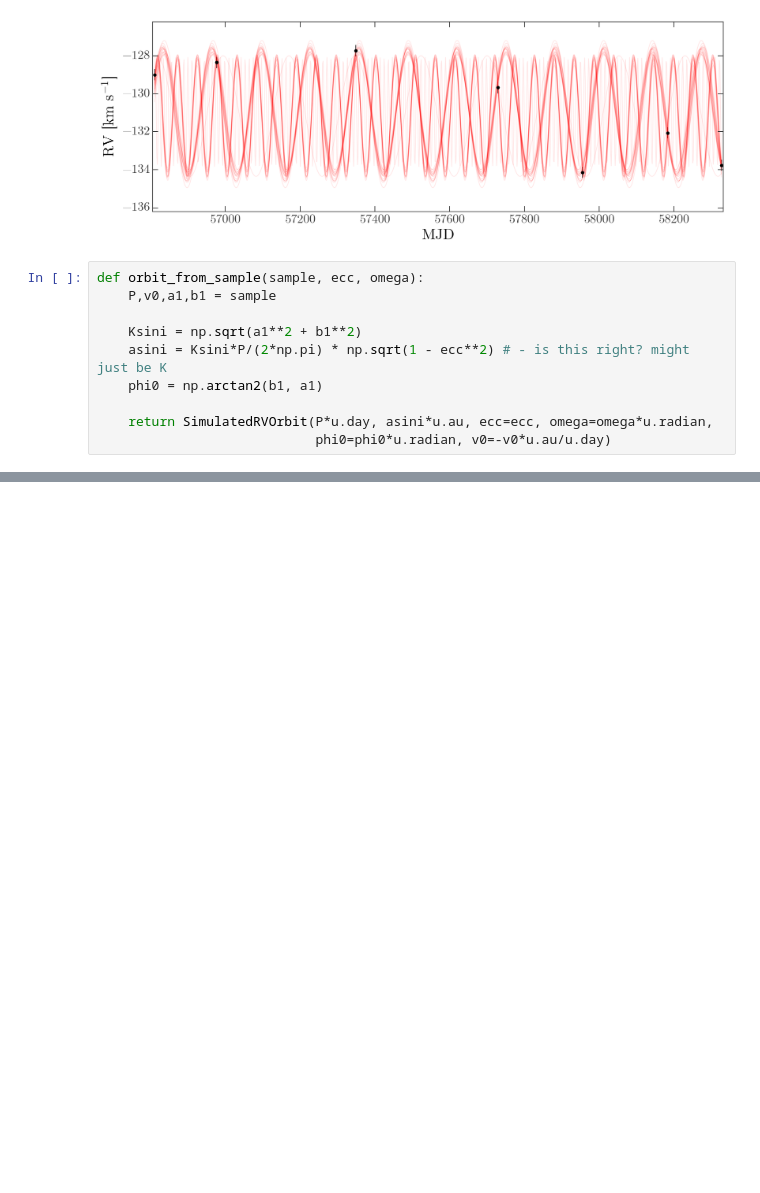
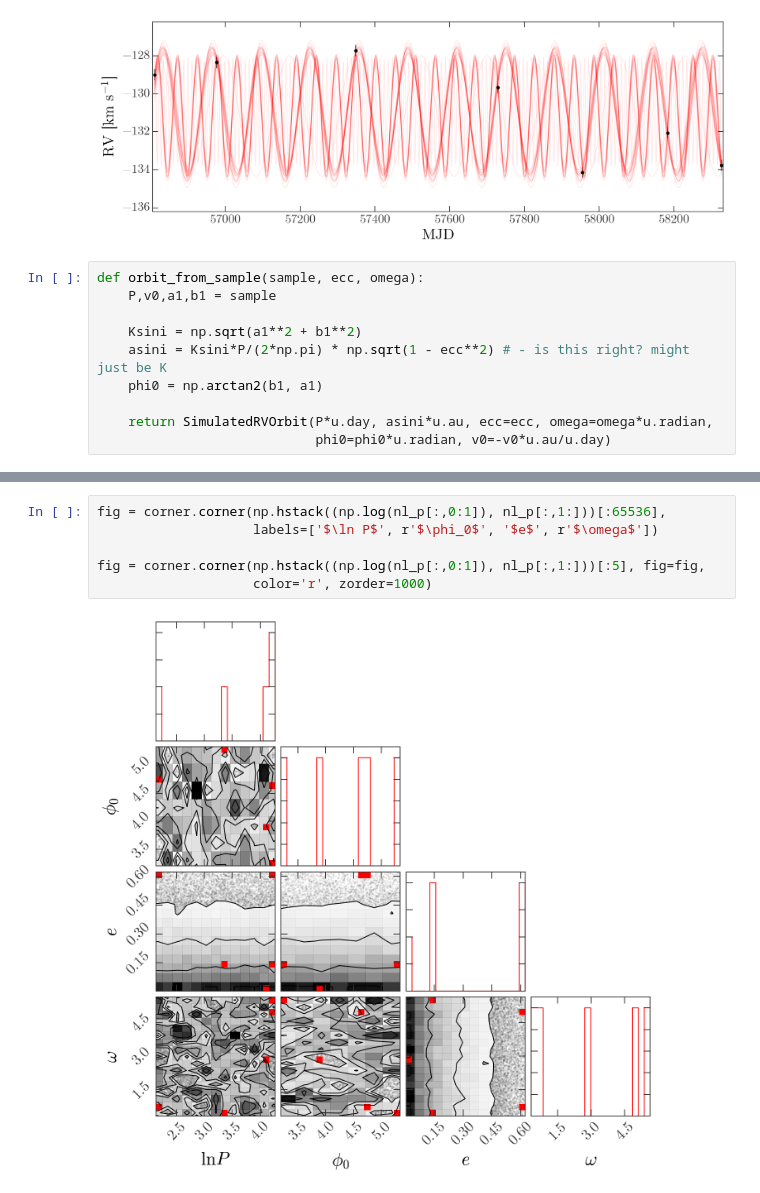
Before and after one commit to adrn/ebak, a Jupyter notebook: notebooks/Sampler hack.ipynb, the cells around one changed output, grey strips where cells are left out. Drawn from its saved outputs; the diff is of its cells as text; blank space fills up the shorter version.

```diff
--- a/notebooks/Sampler hack.ipynb
+++ b/notebooks/Sampler hack.ipynb
@@ -168,0 +286,8 @@ plt.xlim(t.min(), t.max())
+# %%
+fig = corner.corner(np.hstack((np.log(nl_p[:,0:1]), nl_p[:,1:]))[:65536],
+                    labels=['$\ln P$', r'$\phi_0$', '$e$', r'$\omega$'])
+
+fig = corner.corner(np.hstack((np.log(nl_p[:,0:1]), nl_p[:,1:]))[:5], fig=fig,
+                    color='r', zorder=1000)
+# %% [output]
+[figure, added]
```
Also changed, not shown: parts of 18 cells of this notebook.
